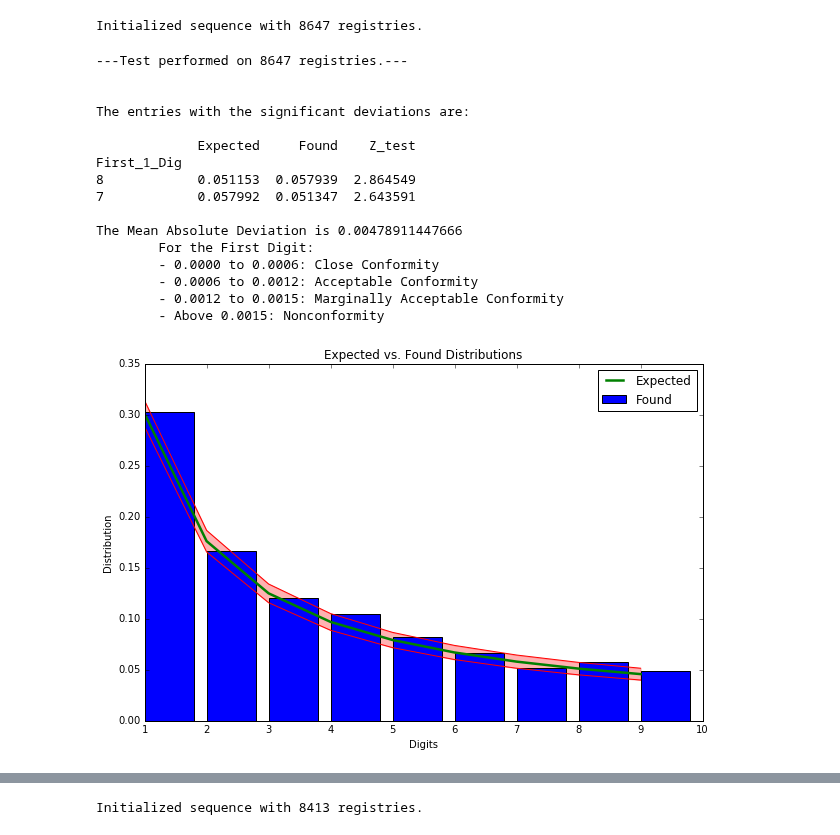
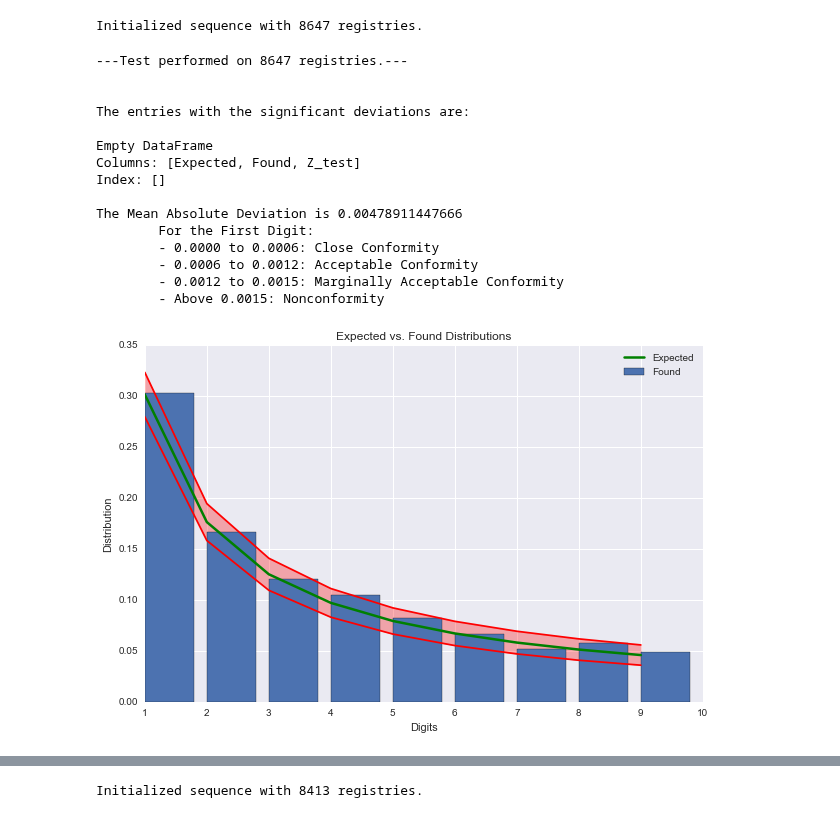
Before and after one commit to milcent/benford_py, a Jupyter notebook: TCC2.ipynb, the cells around one changed output, grey strips where cells are left out. Saved outputs shown, nothing was run; the diff lists cells and outputs as text; code cells hidden in the pictures.

Commit message:
seaborn graphics

```diff
--- a/TCC2.ipynb
+++ b/TCC2.ipynb
@@ -36,25 +41,24 @@ y_12 = bf.Analysis(df['2012'], dec=0)
 # %% [output]
 Initialized sequence with 8647 registries.
 # %%
-y_12.first_digits(1, conf_level=99,show_high_Z='all')
+y_12.first_digits(1, conf_level=99.999,show_high_Z='all')
 # %% [output]
 ---Test performed on 8647 registries.---
 
 
 The entries with the significant deviations are:
 
-             Expected     Found    Z_test
-First_1_Dig
-8            0.051153  0.057939  2.864549
-7            0.057992  0.051347  2.643591
+Empty DataFrame
+Columns: [Expected, Found, Z_test]
+Index: []
 
 The Mean Absolute Deviation is 0.00478911447666
         For the First Digit:
         - 0.0000 to 0.0006: Close Conformity
         - 0.0006 to 0.0012: Acceptable Conformity
         - 0.0012 to 0.0015: Marginally Acceptable Conformity
         - Above 0.0015: Nonconformity
-[figure, old version]
+[figure, new version]
 # %%
 y_12.second_digit(conf_level=99,show_high_Z='all')
 # %% [output]
```
Also changed, not shown: parts of 18 cells of this notebook, 1 other file.
